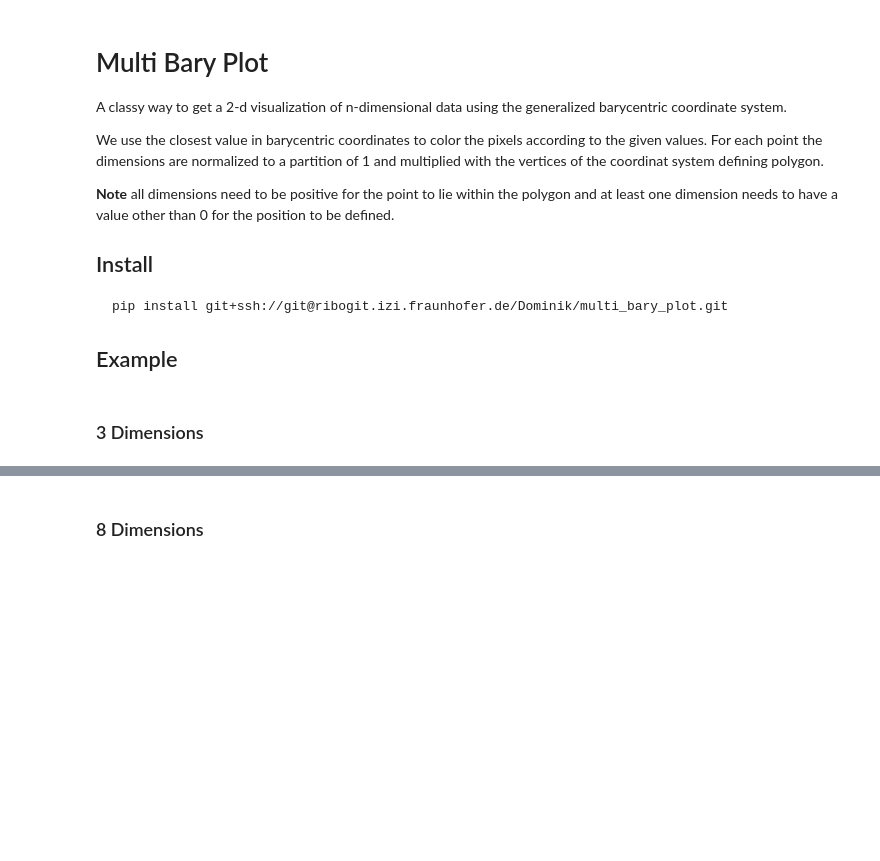
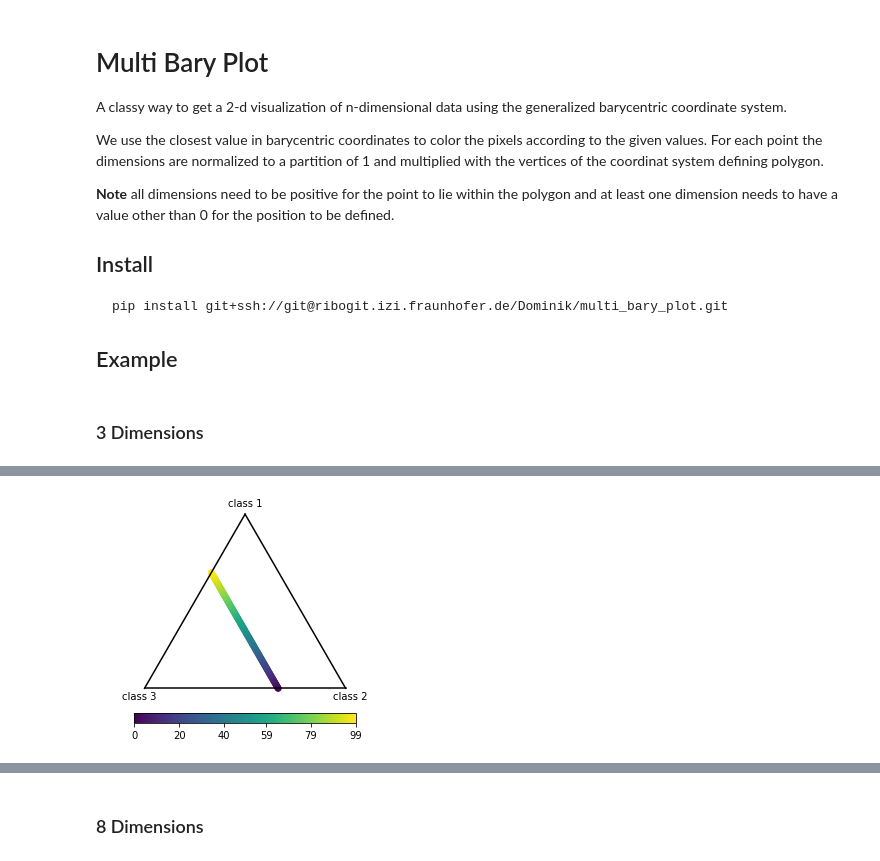
Before and after one commit to fraunhofer-izi/multi_bary_plot, a Jupyter notebook: README.ipynb, the cells around one changed output, grey strips where cells are left out. Cells and saved outputs as stored; diff of their text form; code cells hidden in the pictures; blank space fills up the shorter version.

```diff
--- a/README.ipynb
+++ b/README.ipynb
@@ -34,0 +35,4 @@ fig, ax, im = bp.plot()
+# %%
+fig, ax, sc = bp.scatter()
+# %% [output]
+[figure, added]
```
Also changed, not shown: parts of 5 cells of this notebook, 4 other files.
